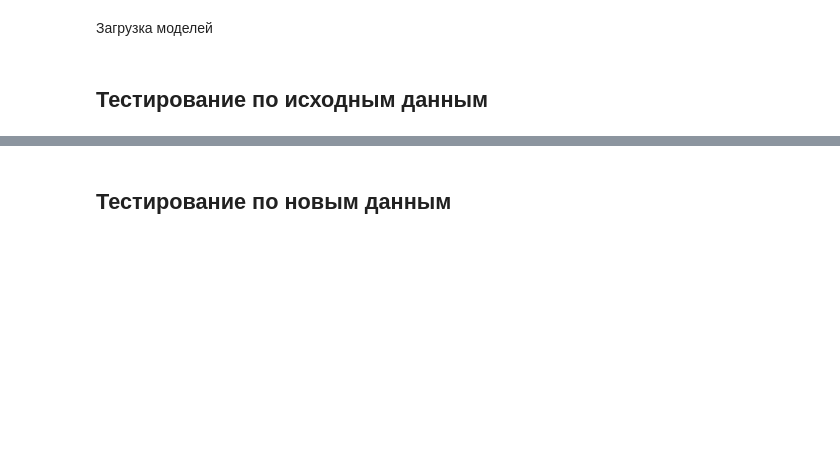
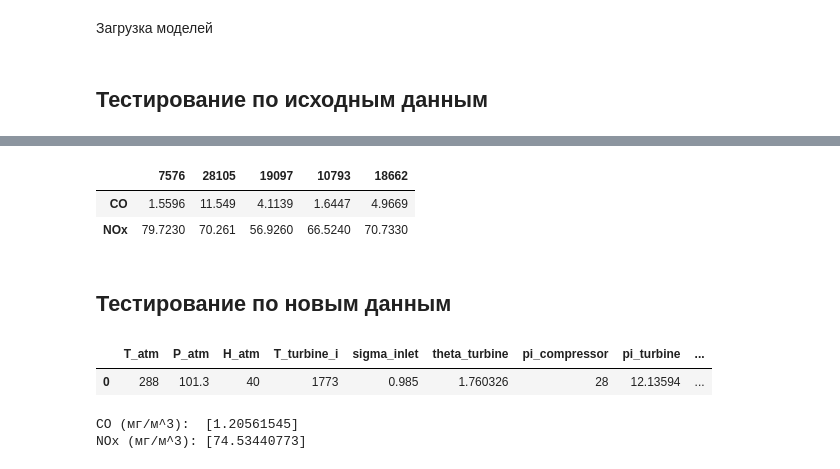
Before and after one commit to ParkhomenkoDV/gte_emissions, a Jupyter notebook: gte_emissions.ipynb, the cells around one changed output, grey strips where cells are left out. Drawn from its saved outputs; the diff is of its cells as text; code cells hidden in the pictures; blank space fills up the shorter version.

```diff
--- a/gte_emissions.ipynb
+++ b/gte_emissions.ipynb
@@ -853,2 +907,8 @@ model_CO.predict(), model_NOx.predict()
+# %%
+sample[targets].T
+# %% [output]
+|  | 7576 | 28105 | 19097 | 10793 | 18662 |
+| CO | 1.5596 | 11.549 | 4.1139 | 1.6447 | 4.9669 |
+| NOx | 79.7230 | 70.261 | 56.9260 | 66.5240 | 70.7330 |
 # %% [markdown]
 ## Тестирование по новым данным
@@ -858,0 +915,22 @@ model_CO.predict(), model_NOx.predict()
+# %%
+new_data = {'T_atm': 288,
+            'P_atm': 101.3,
+            'H_atm': 40,
+            'T_turbine_i': 1773,
+            'sigma_inlet': 0.985,
+            'theta_turbine': 1773.0/1007.2,
+            'pi_compressor': 28,
+            'pi_turbine': 2731.8/225.1,
+            'pi_outlet': 1.7, }
+# %%
+new_data_df = pd.DataFrame([new_data])
+new_data_df
+# %% [output]
+|  | T_atm | P_atm | H_atm | T_turbine_i | sigma_inlet | theta_turbine | pi_compressor | pi_turbine | ... |
+| 0 | 288 | 101.3 | 40 | 1773 | 0.985 | 1.760326 | 28 | 12.13594 | ... |
+# %%
+print(f'CO (мг/м^3):  {model_CO.predict(new_data_df)}')
+print(f'NOx (мг/м^3): {model_NOx.predict(new_data_df)}')
+# %% [output]
+CO (мг/м^3):  [1.20561545]
+NOx (мг/м^3): [74.53440773]
```
Also changed, not shown: parts of 15 cells of this notebook.
